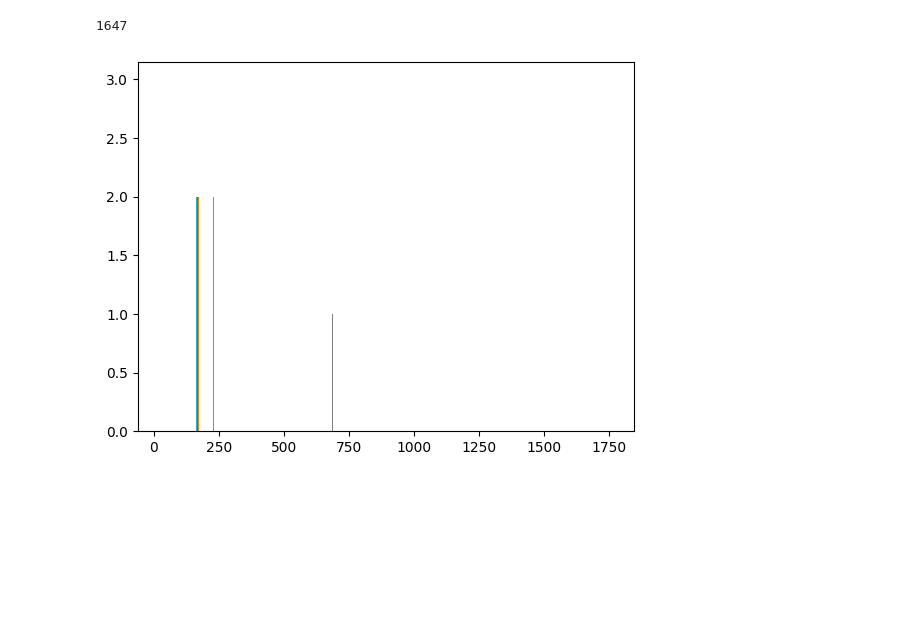
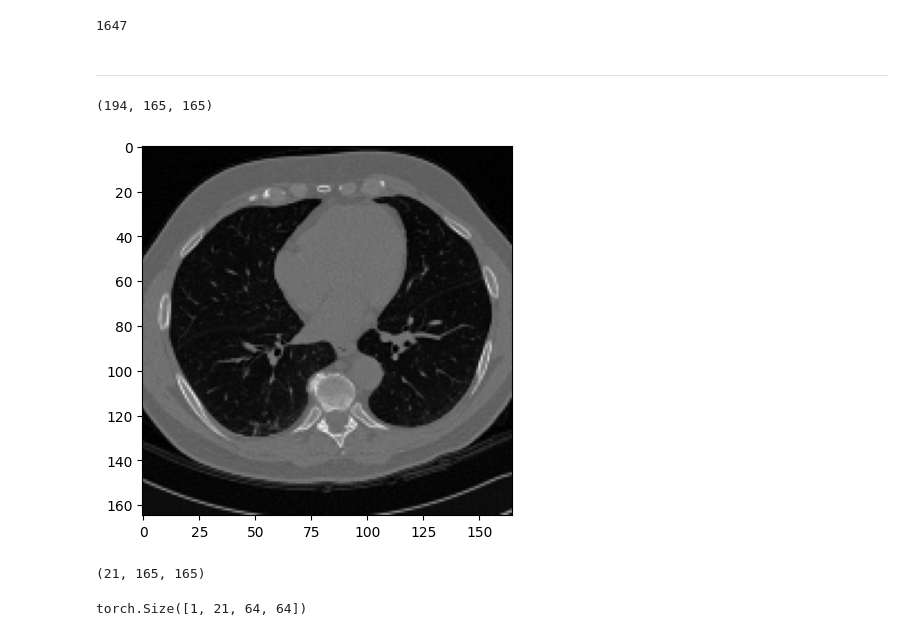
Before and after one commit to AliAfs/SiT_3D, a Jupyter notebook: test_general.ipynb, the cells around one changed output. Cells and saved outputs as stored; diff of their text form; code cells hidden in the pictures; blank space fills up the shorter version.

```diff
--- a/test_general.ipynb
+++ b/test_general.ipynb
@@ -484,8 +425,24 @@ sum(i > 21 for i in num_slices)
 sum(len(i)==3 for i in shapes)
 # %% [output]
 1647
-# %%
-plt.hist(shapes, bins=100)
-plt.show()
-# %% [output]
-[figure, removed]
+# %% [markdown]
+---
+# %%
+array_ct = np.load("../npz/original/CT-1.3.6.1.4.1.14519.5.2.1.6279.6001.100225287222365663678666836860.npz")
+data_ct = array_ct[array_ct.files[0]].astype(float)
+# %%
+data_ct.shape
+# %% [output]
+(194, 165, 165)
+# %%
+plot_one_slice(data_ct[100])
+# %% [output]
+[figure, added]
+# %%
+data_ct[0:165:8, :, :].shape
+# %% [output]
+(21, 165, 165)
+# %%
+dataset[0][0][0].shape
+# %% [output]
+torch.Size([1, 21, 64, 64])
```
Also changed, not shown: parts of 20 cells of this notebook, 8 other files.
